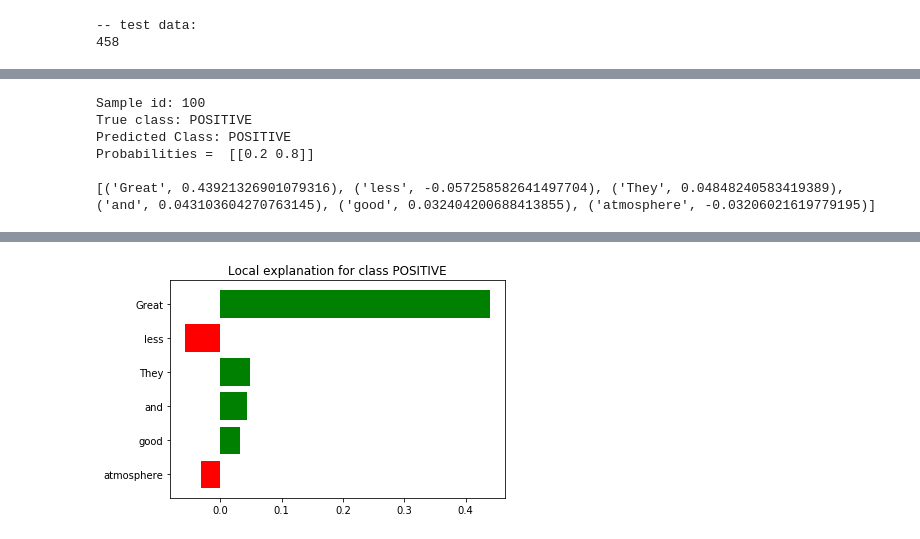
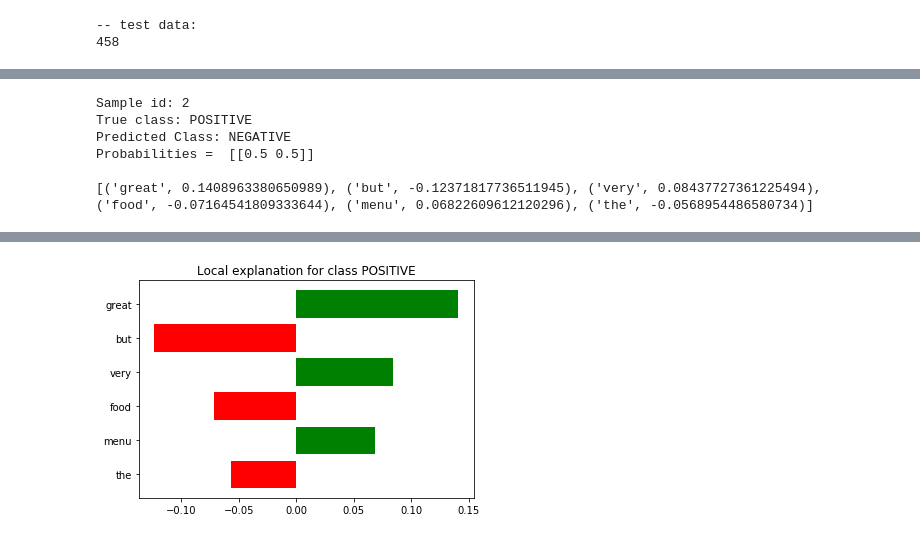
Before and after one commit to yiwen-song/Classification-Explanation-Framework, a Jupyter notebook: classify_tutorial.ipynb, the cells around one changed output, grey strips where cells are left out. Cells and saved outputs as stored; diff of their text form; code cells hidden in the pictures.

```diff
--- a/classify_tutorial.ipynb
+++ b/classify_tutorial.ipynb
@@ -144,12 +144,12 @@ The F1-score is:
 # %%
-rf_classifier.explain_indexed_test_sample(100)
+rf_classifier.explain_indexed_test_sample(2)
 # %% [output]
-Sample id: 100
+Sample id: 2
 True class: POSITIVE
-Predicted Class: POSITIVE
-Probabilities =  [[0.2 0.8]]
+Predicted Class: NEGATIVE
+Probabilities =  [[0.5 0.5]]
 
-[('Great', 0.43921326901079316), ('less', -0.057258582641497704), ('They', 0.04848240583419389), ('and', 0.043103604270763145), ('good', 0.032404200688413855), ('atmosphere', -0.03206021619779195)]
+[('great', 0.1408963380650989), ('but', -0.12371817736511945), ('very', 0.08437727361225494), ('food', -0.07164541809333644), ('menu', 0.06822609612120296), ('the', -0.0568954486580734)]
 [interactive output not drawn]
-[figure, old version]
+[figure, new version]
 # %%
```
Also changed, not shown: parts of 3 cells of this notebook, 6 other files.
